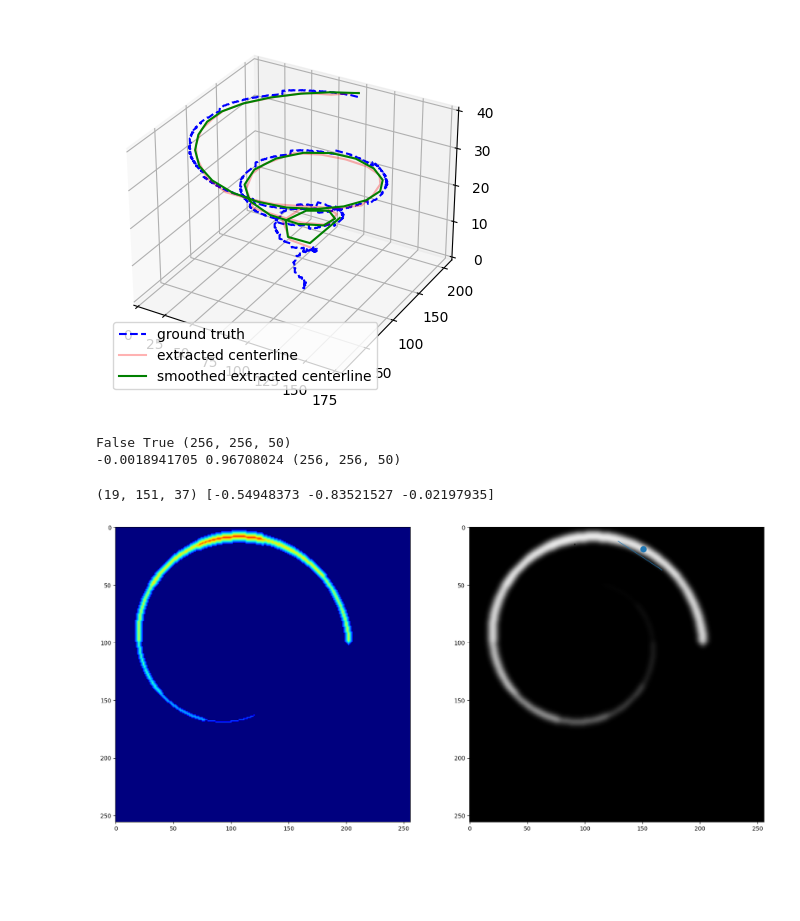
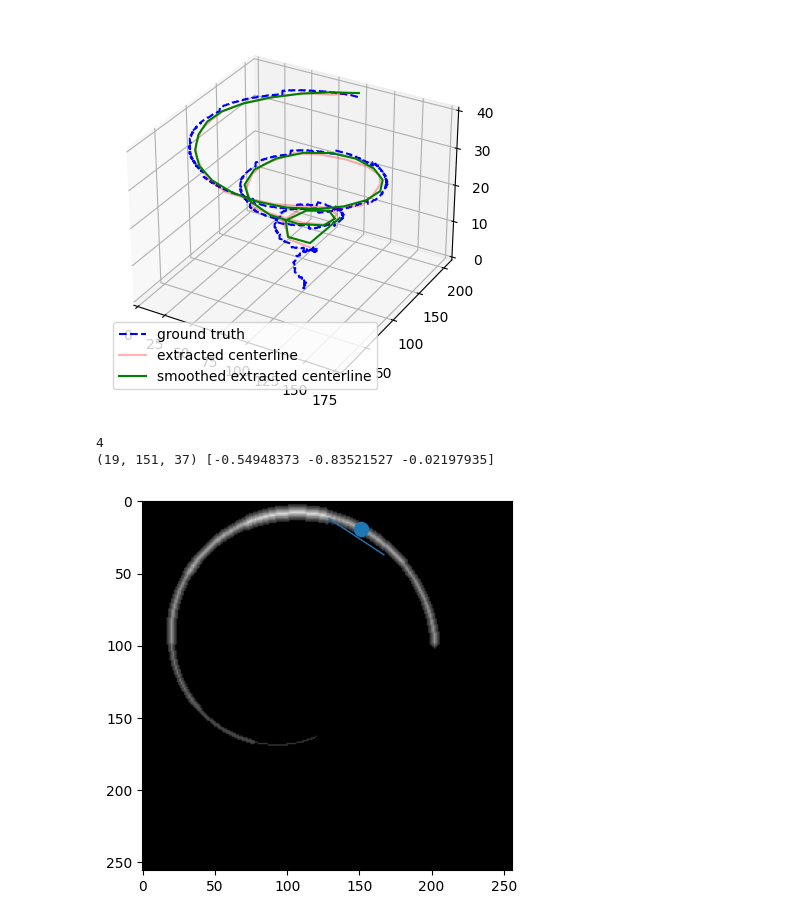
Before and after one commit to pangyuteng/simple-centerline-extraction, a Jupyter notebook: demo.ipynb, the cells around one changed output. Saved outputs shown, nothing was run; the diff lists cells and outputs as text; code cells hidden in the pictures; blank space fills up the shorter version.

```diff
--- a/demo.ipynb
+++ b/demo.ipynb
@@ -72,19 +72,11 @@ plt.show()
 # %% [output]
 [figure]
 # %%
-print(np.min(img),np.max(img),img.shape)
 
+img,x,y,z = mock_image()
 bsfield = distance_transform_edt(img)
-img_obj = sitk.GetImageFromArray(np.moveaxis(img,-1,0).astype(float))
+img_obj = sitk.GetImageFromArray(bsfield)
 img_obj.SetOrigin((0,0,0))
 img_obj.SetDirection((1,0,0,0,1,0,0,0,1))
 img_obj.SetSpacing((1,1,1))
-gaussian = sitk.SmoothingRecursiveGaussianImageFilter()
-gaussian.SetSigma(2)
-img_obj = gaussian.Execute(img_obj)
 tmp = sitk.GetArrayFromImage(img_obj)
-
-print(np.min(tmp),np.max(tmp),img_obj.GetSize())
-# %% [output]
-False True (256, 256, 50)
--0.0018941705 0.96708024 (256, 256, 50)
@@ -93,24 +83,22 @@ sitk.WriteImage(img_obj,'img.nii.gz')
 # %%
 offset = 1
 myz = 37
-plt.figure(figsize=(20,20))
-plt.subplot(121)
-plt.imshow(bsfield[:,:,myz].squeeze(),cmap='jet',vmin=0,vmax=5)
-plt.subplot(122)
-plt.imshow(tmp[myz,:,:].squeeze(),cmap='gray',vmin=0,vmax=1)
+plt.imshow(bsfield[:,:,myz].squeeze(),cmap='gray',vmin=0,vmax=5)
 for n,idx in enumerate(range(len(s_z))):
     slice_center = int(c_x[idx  ]),int(c_y[idx  ]),int(c_z[idx  ])
     if slice_center[2] != myz:
         continue
+    print(n)
     before_point = int(s_x[idx-offset]),int(s_y[idx-offset]),int(s_z[idx-offset])
     after_point  = int(s_x[idx+offset]),int(s_y[idx+offset]),int(s_z[idx+offset])
     slice_normal = _vrnormalize(np.array(after_point)-np.array(before_point),1e-12)
 
     plt.scatter(slice_center[1],slice_center[0],linewidth=5)
     plt.plot([before_point[1],after_point[1]],[before_point[0],after_point[0]],linestyle='-',linewidth=1)
     print(slice_center,slice_normal)
     break
 # %% [output]
+4
 (19, 151, 37) [-0.54948373 -0.83521527 -0.02197935]
-[figure, old version]
+[figure, new version]
 # %%
```
Also changed, not shown: parts of 2 cells of this notebook, 1 other file.
